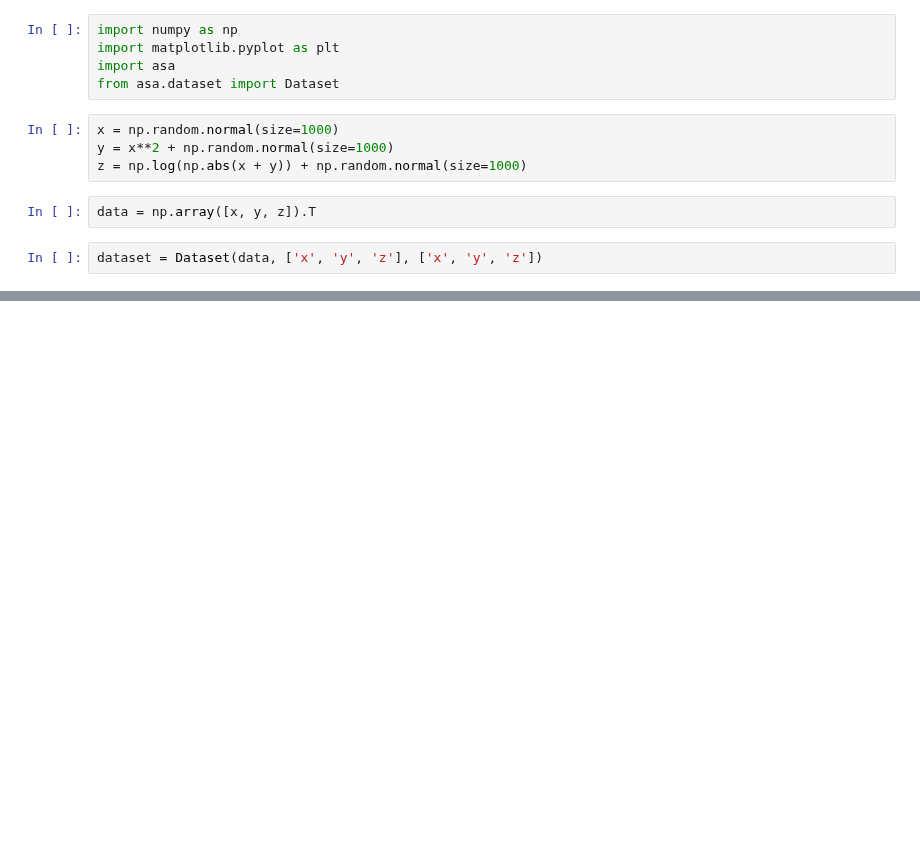
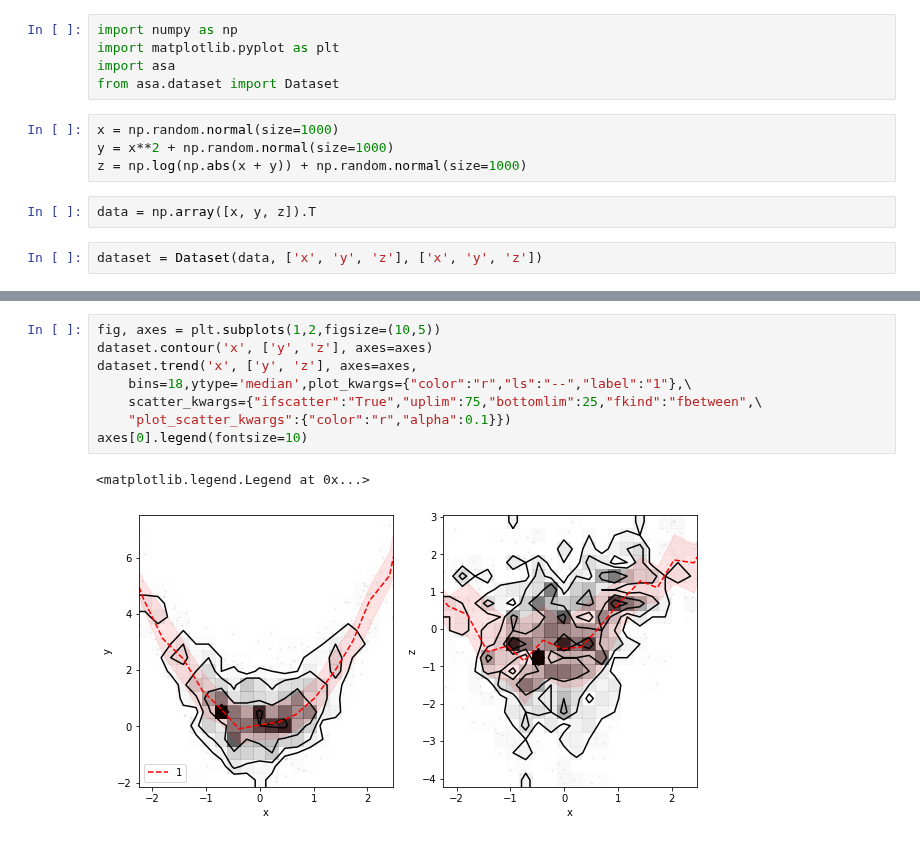
Before and after one commit to astro-jingtao/astro_statistics_assistant, a Jupyter notebook: example/trend_plot.ipynb, the cells around one changed output, grey strips where cells are left out. Drawn from its saved outputs; the diff is of its cells as text; blank space fills up the shorter version.

Commit message:
it is able to plot two different kind of pictures in one ax

```diff
--- a/example/trend_plot.ipynb
+++ b/example/trend_plot.ipynb
@@ -24,0 +25,11 @@ dataset.trend('x', ['y', 'z'], subplots_kwargs={'figshape': (1, 2)},
+# %%
+fig, axes = plt.subplots(1,2,figsize=(10,5))
+dataset.contour('x', ['y', 'z'], axes=axes)
+dataset.trend('x', ['y', 'z'], axes=axes,
+    bins=18,ytype='median',plot_kwargs={"color":"r","ls":"--","label":"1"},\
+    scatter_kwargs={"ifscatter":"True","uplim":75,"bottomlim":25,"fkind":"fbetween",\
+    "plot_scatter_kwargs":{"color":"r","alpha":0.1}})
+axes[0].legend(fontsize=10)
+# %% [output]
+<matplotlib.legend.Legend at 0x...>
+[figure, added]
```
Also changed, not shown: parts of 2 cells of this notebook, 2 other files.
